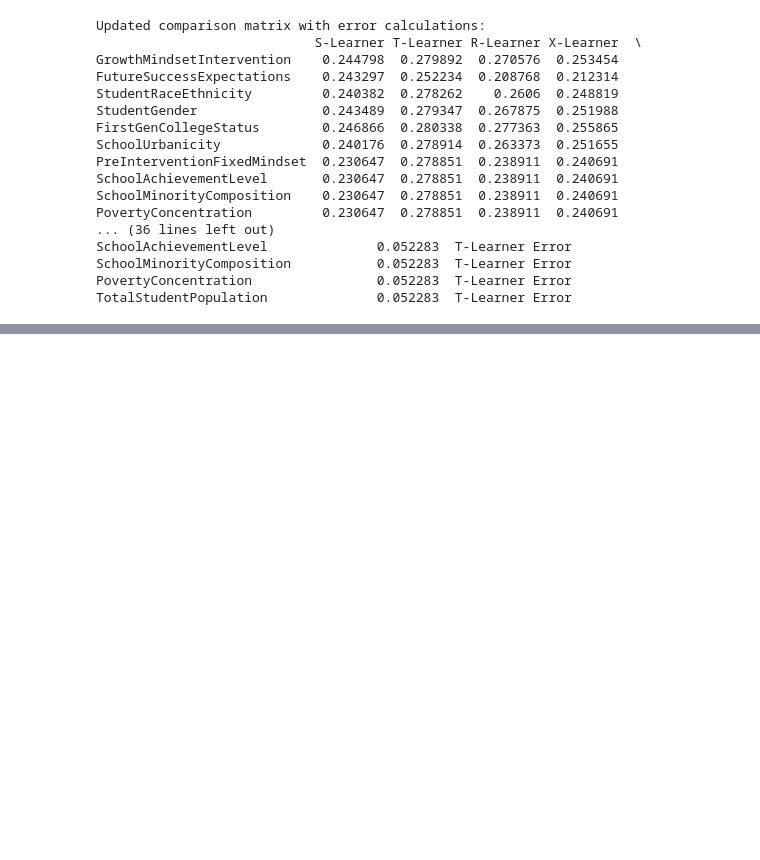
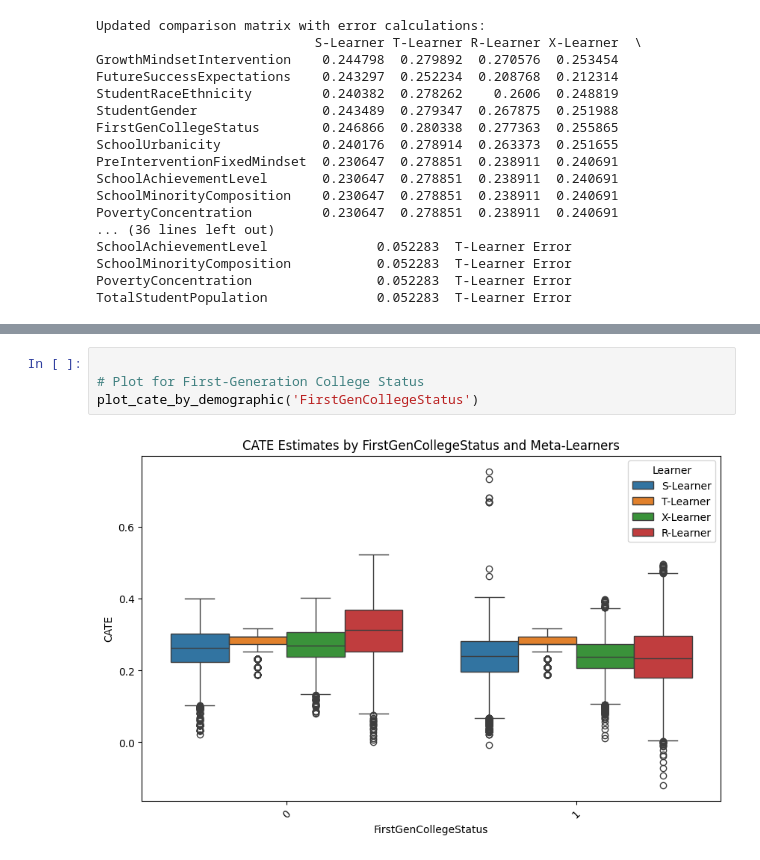
Before and after one commit to lily01awasthi/CATE_Estimation_using_Meta_Learners, a Jupyter notebook: notebooks/Predictions_for_each_meta_learner.ipynb, the cells around one changed output, grey strips where cells are left out. Cells and saved outputs as stored; diff of their text form; blank space fills up the shorter version.

```diff
--- a/notebooks/Predictions_for_each_meta_learner.ipynb
+++ b/notebooks/Predictions_for_each_meta_learner.ipynb
@@ -744,0 +459,6 @@ TotalStudentPopulation              0.052283  T-Learner Error
+# %%
+
+# Plot for First-Generation College Status
+plot_cate_by_demographic('FirstGenCollegeStatus')
+# %% [output]
+[figure, added]
```
Also changed, not shown: parts of 23 cells of this notebook, 21 other files.
